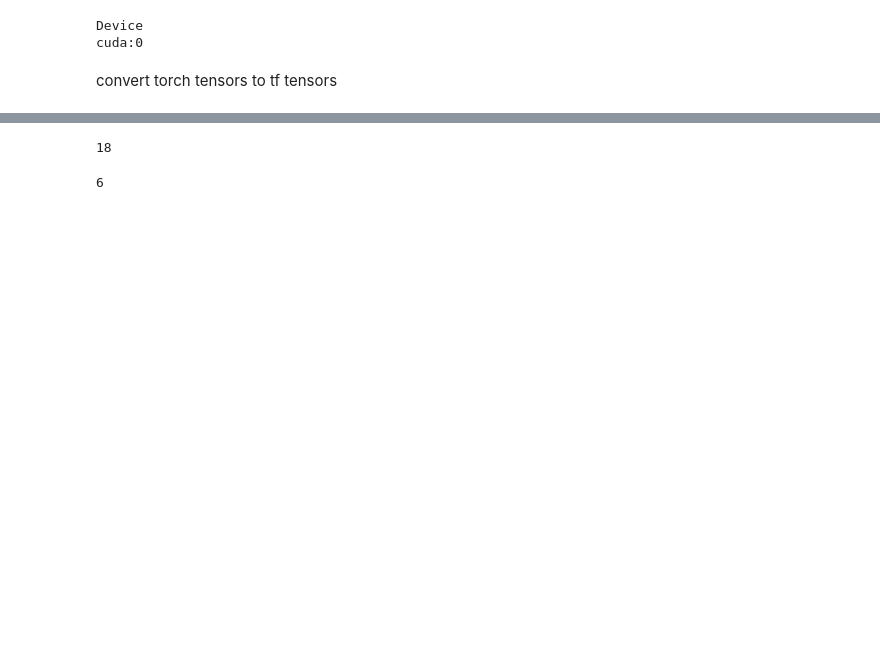
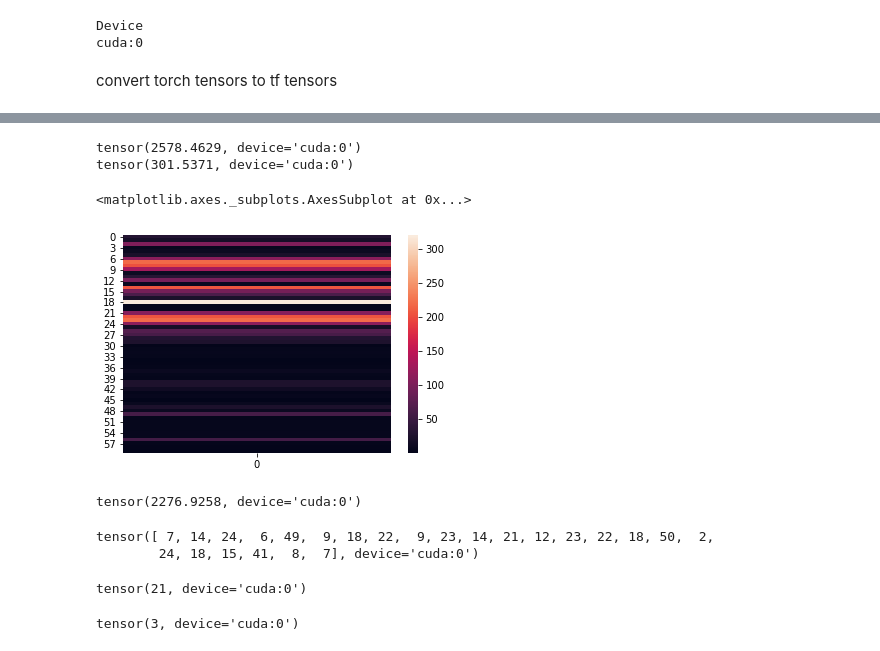
Before and after one commit to beelze-b/Differentiable-Sparse-Subset-Selection, a Jupyter notebook: notebooks/12_TryingOutConcrete_VAE.ipynb, the cells around one changed output, grey strips where cells are left out. Cells and saved outputs as stored; diff of their text form; code cells hidden in the pictures; blank space fills up the shorter version.

```diff
--- a/notebooks/12_TryingOutConcrete_VAE.ipynb
+++ b/notebooks/12_TryingOutConcrete_VAE.ipynb
@@ -92,0 +218,13 @@ ind = selector.get_support(indices=True)
+# %%
+print(subset_indices_post_burnin[:D].sum())
+print(subset_indices_post_burnin[(D):].sum())
+sns.heatmap(subset_indices_post_burnin.clone().detach().cpu().numpy()[:, np.newaxis])
+# %% [output]
+tensor(2578.4629, device='cuda:0')
+tensor(301.5371, device='cuda:0')
+<matplotlib.axes._subplots.AxesSubplot at 0x...>
+[figure, added]
+# %%
+subset_indices_post_burnin[:(D)].sum() - subset_indices_post_burnin[(D):].sum()
+# %% [output]
+tensor(2276.9258, device='cuda:0')
@@ -93,8 +233,14 @@ ind = selector.get_support(indices=True)
+# %%
+top_ind = torch.argmax(vae_gumbel_truncated.subset_indices, dim = 1)
+top_ind
+# %% [output]
+tensor([ 7, 14, 24,  6, 49,  9, 18, 22,  9, 23, 14, 21, 12, 23, 22, 18, 50,  2,
+        24, 18, 15, 41,  8,  7], device='cuda:0')
 # %%
-sum(ind < 30)
+sum(top_ind < 30)
 # %% [output]
-18
+tensor(21, device='cuda:0')
 # %%
-sum(ind >= 30)
+sum(top_ind >= 30)
 # %% [output]
-6
+tensor(3, device='cuda:0')
```
Also changed, not shown: parts of 28 cells of this notebook.
